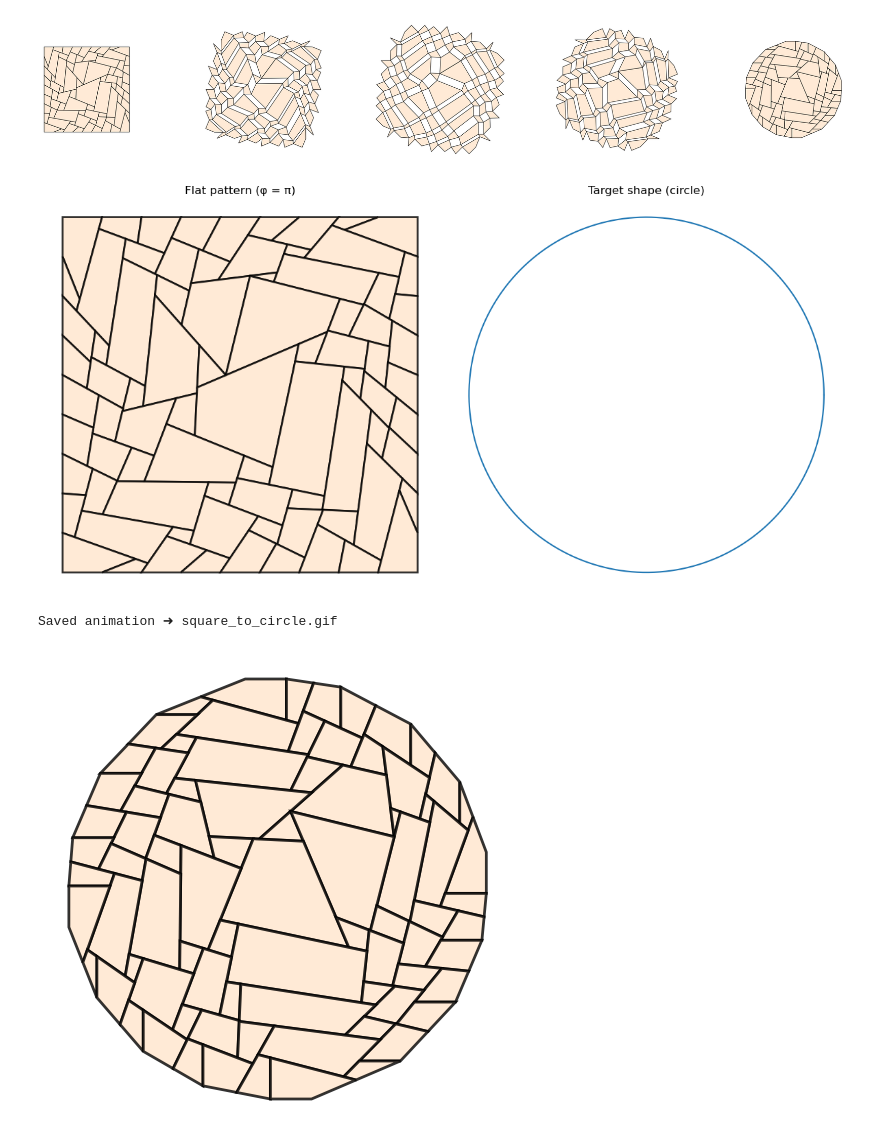
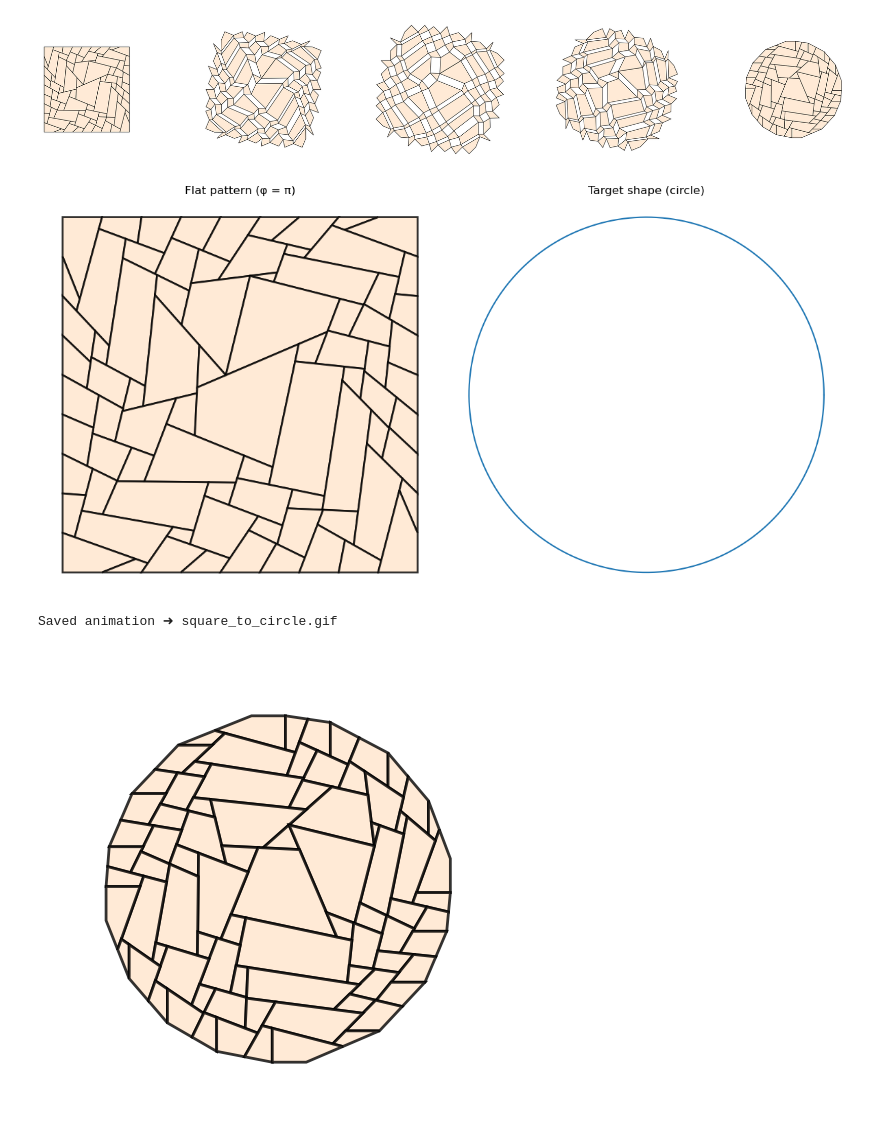
Before and after one commit to milad1378yz/additive-kirigami, a Jupyter notebook: Demo_nonlinear_optimization.ipynb, the cells around one changed output. Saved outputs shown, nothing was run; the diff lists cells and outputs as text; code cells hidden in the pictures.

```diff
--- a/Demo_nonlinear_optimization.ipynb
+++ b/Demo_nonlinear_optimization.ipynb
@@ -209,34 +209,48 @@ def animate(i):
 
 ani = animation.FuncAnimation(fig_anim, animate, init_func=init,
                               frames=num_frames, interval=80, blit=True)
 
 # ---------- 3. Save as GIF ----------
 # First dump frames to PNGs (works reliably everywhere)
 tmp_dir = "_tmp_frames"
 os.makedirs(tmp_dir, exist_ok=True)
 frame_files = []
 
+# Determine global xlim and ylim for all frames
+all_pts = []
+for phi in phis_anim:
+    pts, _ = structure.layout(phi)
+    pts = rotate_points(pts, np.array([0, 0]), -(np.pi - phi)/2.0)
+    pts[:,0] -= (pts[:,0].max() + pts[:,0].min())/2
+    pts[:,1] -= (pts[:,1].max() + pts[:,1].min())/2
+    all_pts.append(pts)
+all_pts = np.vstack(all_pts)
+xlim = (all_pts[:,0].min(), all_pts[:,0].max())
+ylim = (all_pts[:,1].min(), all_pts[:,1].max())
+
 for i in range(num_frames):
     animate(i)
+    ax_anim.set_xlim(xlim)
+    ax_anim.set_ylim(ylim)
     fname = os.path.join(tmp_dir, f"frame_{i:03d}.png")
     fig_anim.savefig(fname, bbox_inches="tight", pad_inches=0.05)
     frame_files.append(fname)
 
 # stitch into GIF (6 fps → ~0.167 s per frame)
 with imageio.get_writer("square_to_circle.gif", mode="I", duration=0.167, loop=0) as writer:
     for fname in frame_files:
         writer.append_data(imageio.imread(fname))
 
 # clean up
 for fname in frame_files:
     os.remove(fname)
 os.rmdir(tmp_dir)
 
 print("Saved animation ➜ square_to_circle.gif")
 # %% [output]
 [figure]
 Saved animation ➜ square_to_circle.gif
-[figure, old version]
+[figure, new version]
 # %%
 # %% [markdown]
 # ## 🔄  Inverse design for a heart-shaped contraction + animation
```
Also changed, not shown: parts of 2 cells of this notebook, 4 other files.
